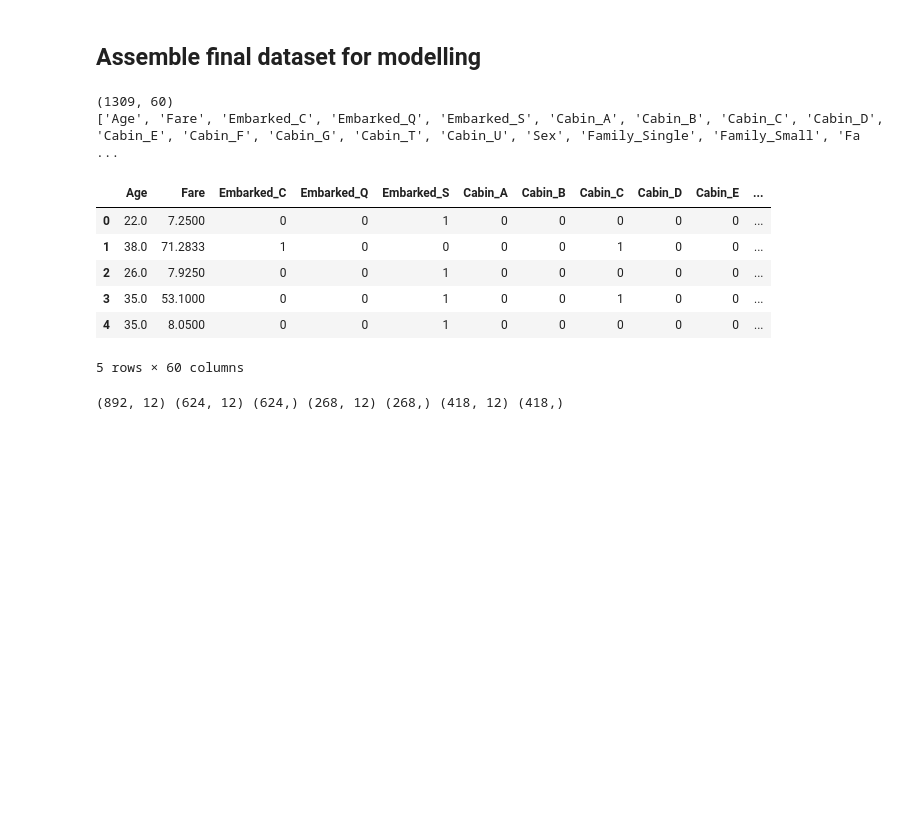
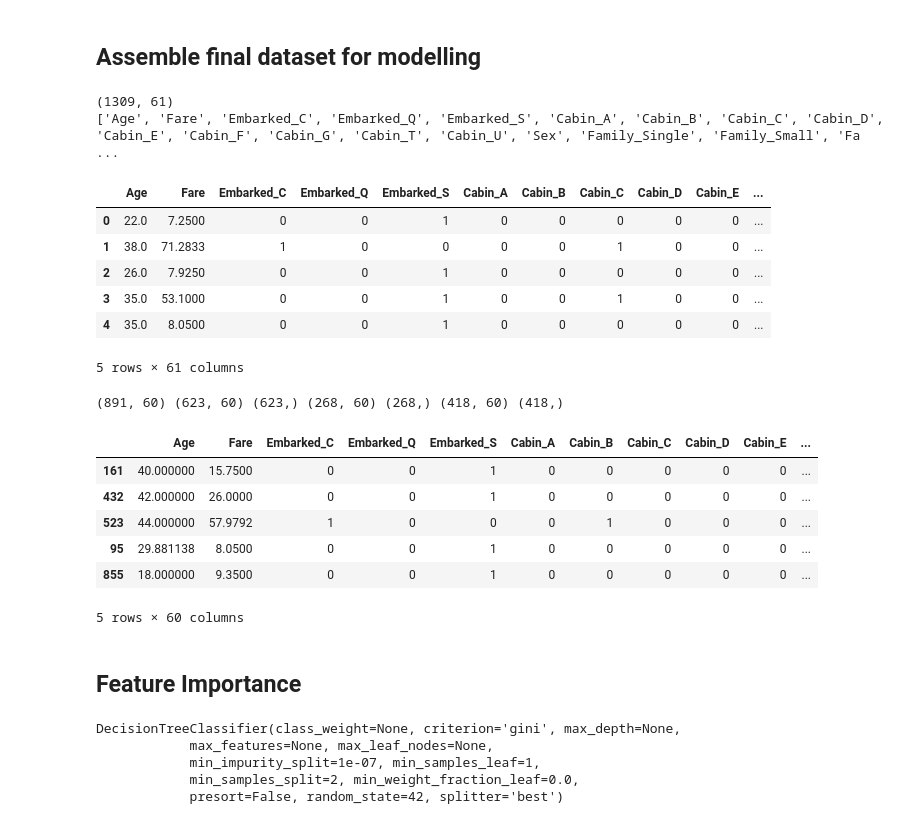
Before and after one commit to arvinwiyono/ml-101, a Jupyter notebook: kaggle/titanic-survival/titanic-survival.ipynb, the cells around one changed output. Drawn from its saved outputs; the diff is of its cells as text; code cells hidden in the pictures; blank space fills up the shorter version.

```diff
--- a/kaggle/titanic-survival/titanic-survival.ipynb
+++ b/kaggle/titanic-survival/titanic-survival.ipynb
@@ -292,12 +293,12 @@ family.head()
 # %% [markdown]
 ## Assemble final dataset for modelling
 # %%
-full_x = pd.concat([imputed, embarked, cabin, sex, family.iloc[:, 1:], ticket, titles], axis=1)
+full_x = pd.concat([imputed, embarked, cabin, sex, family.iloc[:, 1:], ticket, titles, full.Survived], axis=1)
 print(full_x.shape)
 print(list(full_x))
 full_x.head()
 # %% [output]
-(1309, 60)
+(1309, 61)
 ['Age', 'Fare', 'Embarked_C', 'Embarked_Q', 'Embarked_S', 'Cabin_A', 'Cabin_B', 'Cabin_C', 'Cabin_D', 'Cabin_E', 'Cabin_F', 'Cabin_G', 'Cabin_T', 'Cabin_U', 'Sex', 'Family_Single', 'Family_Small', 'Fa ...
 |  | Age | Fare | Embarked_C | Embarked_Q | Embarked_S | Cabin_A | Cabin_B | Cabin_C | Cabin_D | Cabin_E | ... |
 | 0 | 22.0 | 7.2500 | 0 | 0 | 1 | 0 | 0 | 0 | 0 | 0 | ... |
@@ -305,16 +306,38 @@ full_x.head()
 | 2 | 26.0 | 7.9250 | 0 | 0 | 1 | 0 | 0 | 0 | 0 | 0 | ... |
 | 3 | 35.0 | 53.1000 | 0 | 0 | 1 | 0 | 0 | 1 | 0 | 0 | ... |
 | 4 | 35.0 | 8.0500 | 0 | 0 | 1 | 0 | 0 | 0 | 0 | 0 | ... |
-5 rows × 60 columns
+5 rows × 61 columns
+# %%
+train_x_full = full_x.iloc[0:891, :-1]
+train_y_full = full_x.iloc[0:891].Survived
+
+test_x = full_x.iloc[891:, :-1]
+test_y = full_x.loc[891:].Survived
 # %%
-train_x_full = full.loc[0:891]
-train_y_full = train_x_full.Survived
-
-test_x = full.loc[891:]
-test_y = test_x.Survived
-
 from sklearn.model_selection import train_test_split
 train_x, valid_x, train_y, valid_y = train_test_split(train_x_full, train_y_full, test_size=0.3)
 print(train_x_full.shape, train_x.shape, train_y.shape, valid_x.shape, valid_y.shape, test_x.shape, test_y.shape)
 # %% [output]
-(892, 12) (624, 12) (624,) (268, 12) (268,) (418, 12) (418,)
+(891, 60) (623, 60) (623,) (268, 60) (268,) (418, 60) (418,)
+# %%
+train_x.head()
+# %% [output]
+|  | Age | Fare | Embarked_C | Embarked_Q | Embarked_S | Cabin_A | Cabin_B | Cabin_C | Cabin_D | Cabin_E | ... |
+| 161 | 40.000000 | 15.7500 | 0 | 0 | 1 | 0 | 0 | 0 | 0 | 0 | ... |
+| 432 | 42.000000 | 26.0000 | 0 | 0 | 1 | 0 | 0 | 0 | 0 | 0 | ... |
+| 523 | 44.000000 | 57.9792 | 1 | 0 | 0 | 0 | 1 | 0 | 0 | 0 | ... |
+| 95 | 29.881138 | 8.0500 | 0 | 0 | 1 | 0 | 0 | 0 | 0 | 0 | ... |
+| 855 | 18.000000 | 9.3500 | 0 | 0 | 1 | 0 | 0 | 0 | 0 | 0 | ... |
+5 rows × 60 columns
+# %% [markdown]
+## Feature Importance
+# %%
+from sklearn.tree import DecisionTreeClassifier
+classifier = DecisionTreeClassifier(random_state=42)
+classifier.fit(train_x, train_y)
+# %% [output]
+DecisionTreeClassifier(class_weight=None, criterion='gini', max_depth=None,
+            max_features=None, max_leaf_nodes=None,
+            min_impurity_split=1e-07, min_samples_leaf=1,
+            min_samples_split=2, min_weight_fraction_leaf=0.0,
+            presort=False, random_state=42, splitter='best')
```
Also changed, not shown: parts of 18 cells of this notebook.
